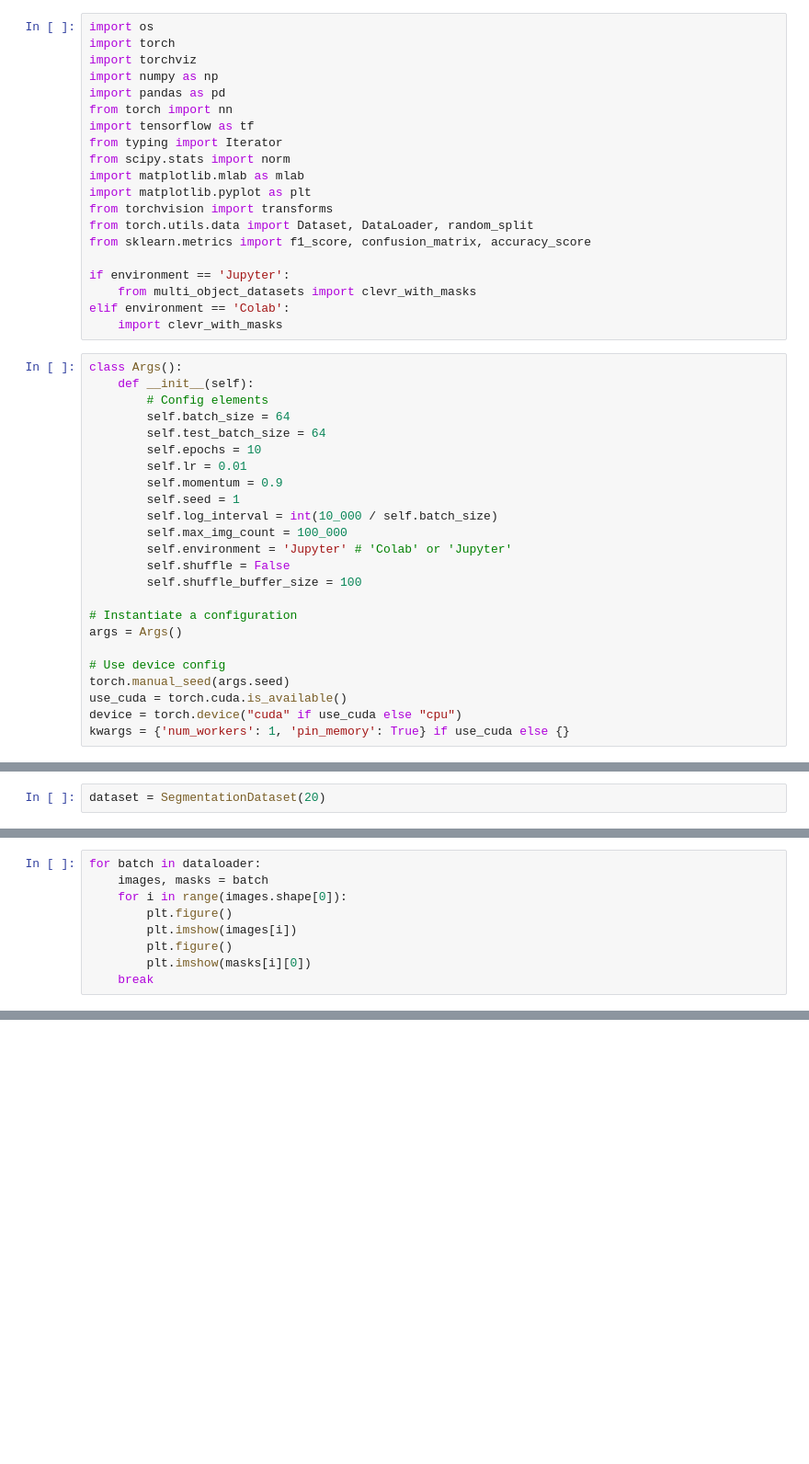
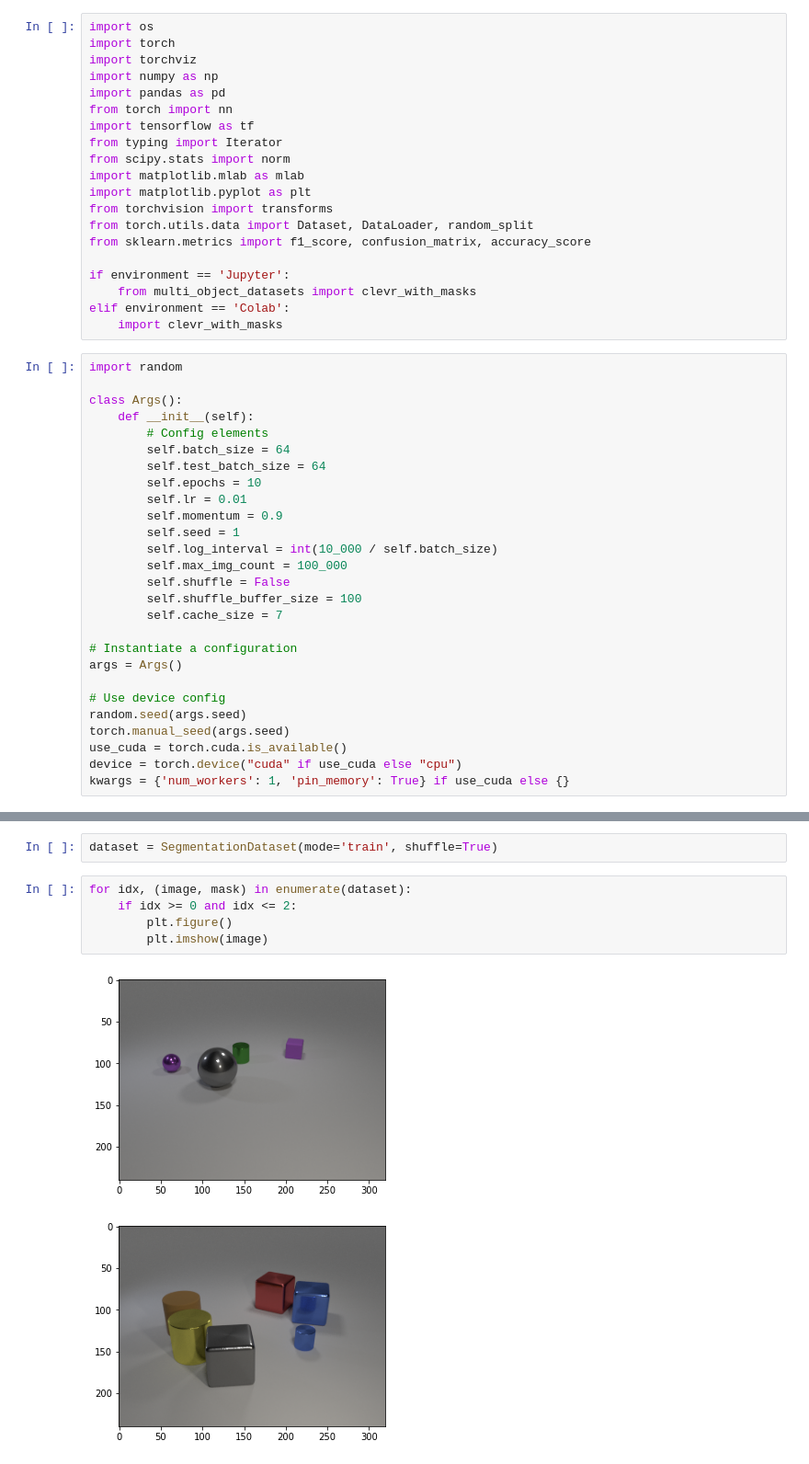
Before and after one commit to fusedbloxxer/segmentation-as-clusterization, a Jupyter notebook: SegmentationAsClusterization.ipynb, the cells around one changed output, grey strips where cells are left out. Shown at 92% size. Saved outputs shown, nothing was run; the diff lists cells and outputs as text; blank space fills up the shorter version.

```diff
--- a/SegmentationAsClusterization.ipynb
+++ b/SegmentationAsClusterization.ipynb
@@ -37,6 +40,8 @@ if environment == 'Jupyter':
 elif environment == 'Colab':
     import clevr_with_masks
 # %%
+import random
+
 class Args():
     def __init__(self):
         # Config elements
@@ -48,14 +53,15 @@ class Args():
         self.seed = 1
         self.log_interval = int(10_000 / self.batch_size)
         self.max_img_count = 100_000
-        self.environment = 'Jupyter' # 'Colab' or 'Jupyter'
         self.shuffle = False
         self.shuffle_buffer_size = 100
+        self.cache_size = 7
 
 # Instantiate a configuration
 args = Args()
 
 # Use device config
+random.seed(args.seed)
 torch.manual_seed(args.seed)
 use_cuda = torch.cuda.is_available()
 device = torch.device("cuda" if use_cuda else "cpu")
@@ -101,2 +68,0 @@ class SegmentationDataset(IterableDataset):
-# %%
-dataset = SegmentationDataset(20)
@@ -107,9 +68,0 @@ dataloader = DataLoader(dataset, batch_size)
-# %%
-for batch in dataloader:
-    images, masks = batch
-    for i in range(images.shape[0]):
-        plt.figure()
-        plt.imshow(images[i])
-        plt.figure()
-        plt.imshow(masks[i][0])
-    break
@@ -129,0 +132,10 @@ for batch in dataloader:
+# %%
+dataset = SegmentationDataset(mode='train', shuffle=True)
+# %%
+for idx, (image, mask) in enumerate(dataset):
+    if idx >= 0 and idx <= 2:
+        plt.figure()
+        plt.imshow(image)
+# %% [output]
+[figure, added]
+[figure, added]
```
Also changed, not shown: parts of 7 cells of this notebook, 1 other file.
